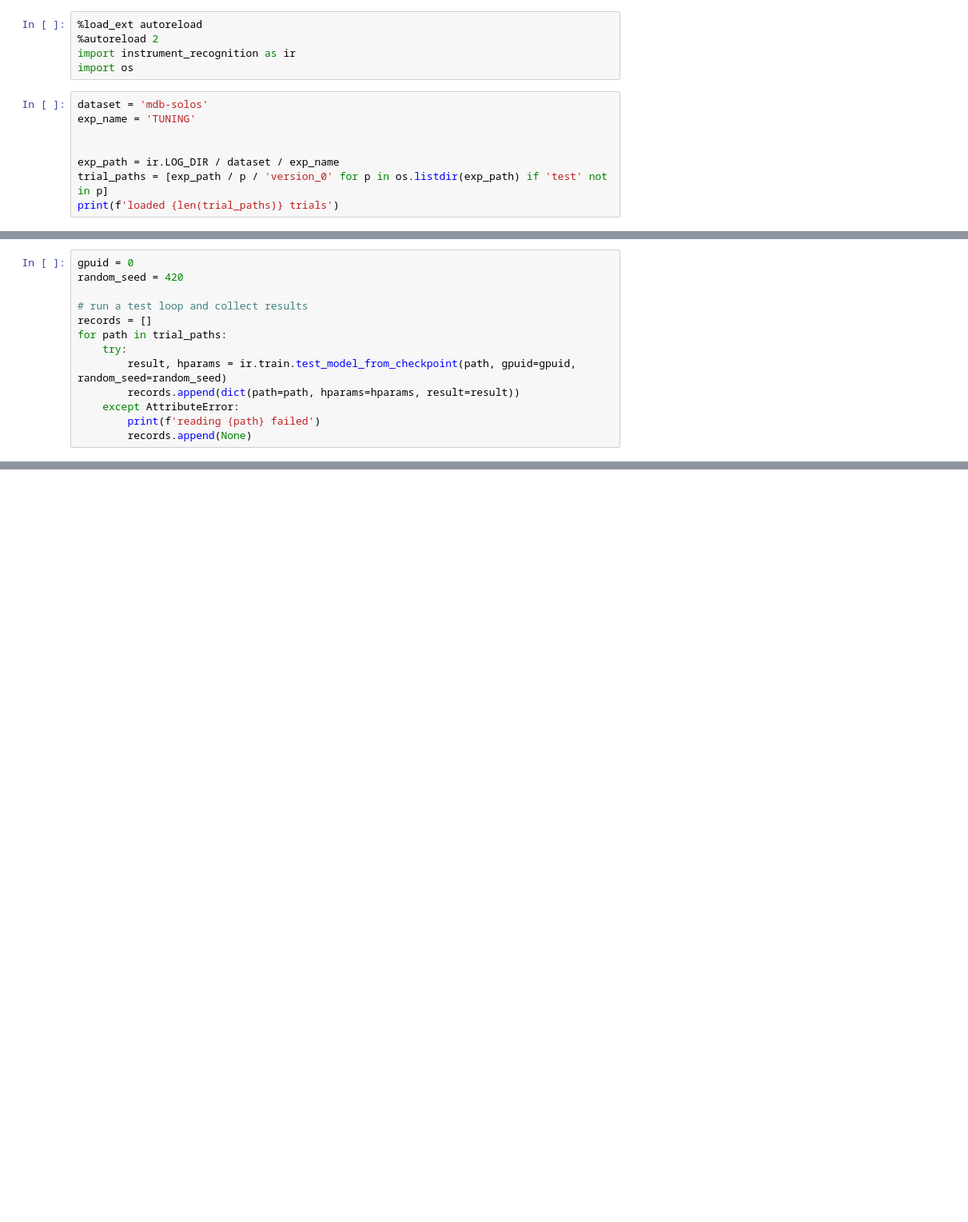
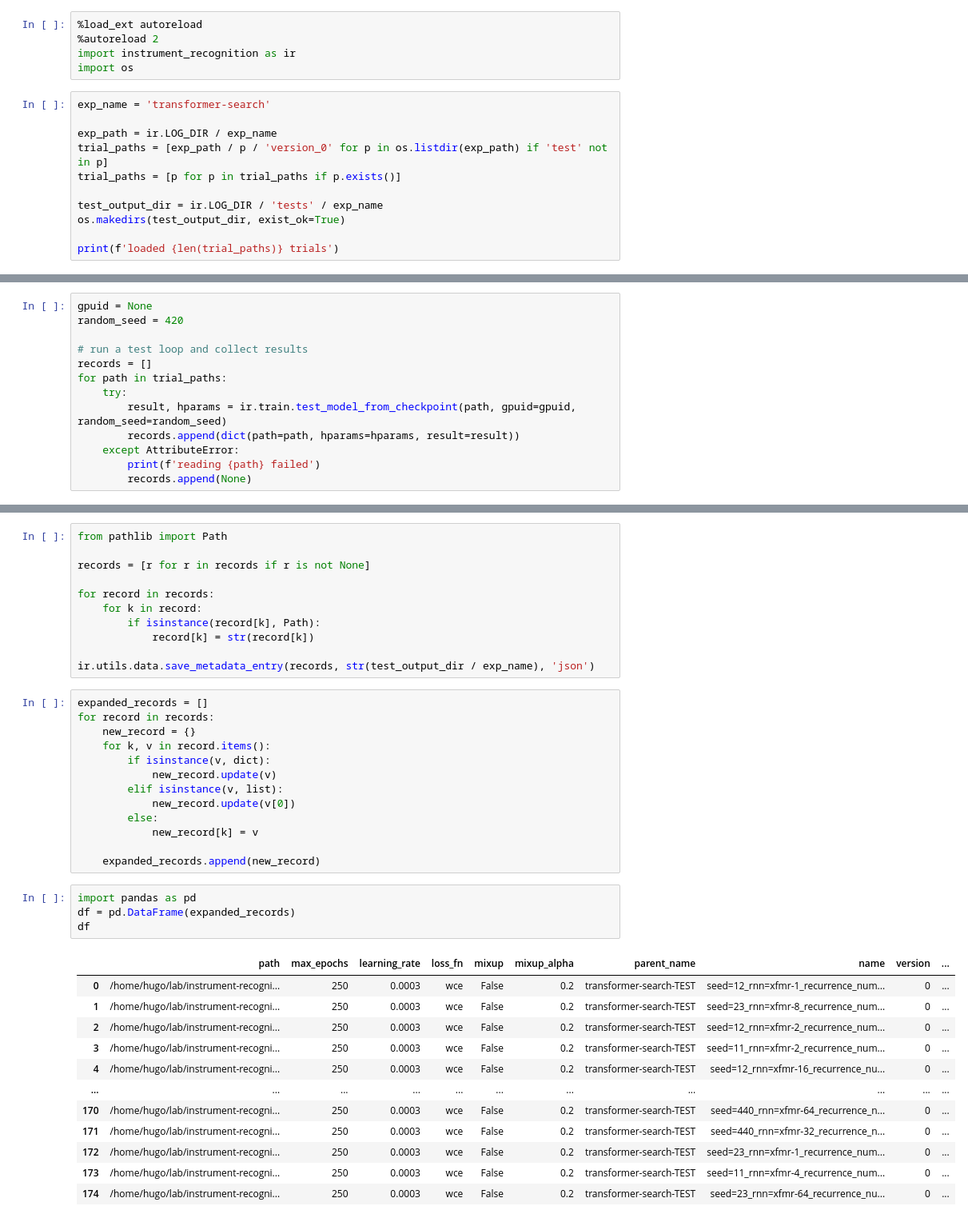
Before and after one commit to hugofloresgarcia/instrument-recognition, a Jupyter notebook: notebooks/01.22.21-analysis.ipynb, the cells around one changed output, grey strips where cells are left out. Shown: that part at 80% size. Cells and saved outputs as stored; diff of their text form; blank space fills up the shorter version.

```diff
--- a/notebooks/01.22.21-analysis.ipynb
+++ b/notebooks/01.22.21-analysis.ipynb
@@ -4,11 +4,14 @@
 import instrument_recognition as ir
 import os
 # %%
-dataset = 'mdb-solos'
-exp_name = 'TUNING'
+exp_name = 'transformer-search'
 
+exp_path = ir.LOG_DIR / exp_name
+trial_paths = [exp_path / p / 'version_0' for p in os.listdir(exp_path) if 'test' not in p]
+trial_paths = [p for p in trial_paths if p.exists()]
 
-exp_path = ir.LOG_DIR / dataset / exp_name
-trial_paths = [exp_path / p / 'version_0' for p in os.listdir(exp_path) if 'test' not in p]
+test_output_dir = ir.LOG_DIR / 'tests' / exp_name
+os.makedirs(test_output_dir, exist_ok=True)
+
 print(f'loaded {len(trial_paths)} trials')
 # %% [output]
@@ -20,5 +23,5 @@ PosixPath('/home/hugo/lab/instrument-recognition/test-tubes/mdb-solos/TUNING/lea
 # %%
-gpuid = 0
+gpuid = None
 random_seed = 420
 
 # run a test loop and collect results
@@ -116,0 +122,41 @@ loading metadata from /home/hugo/lab/instrument-recognition/data/mdb-solos/train
+# %%
+from pathlib import Path
+
+records = [r for r in records if r is not None]
+
+for record in records:
+    for k in record:
+        if isinstance(record[k], Path):
+            record[k] = str(record[k])
+
+ir.utils.data.save_metadata_entry(records, str(test_output_dir / exp_name), 'json')
+# %%
+expanded_records = []
+for record in records:
+    new_record = {}
+    for k, v in record.items():
+        if isinstance(v, dict):
+            new_record.update(v)
+        elif isinstance(v, list):
+            new_record.update(v[0])
+        else:
+            new_record[k] = v
+
+    expanded_records.append(new_record)
+# %%
+import pandas as pd
+df = pd.DataFrame(expanded_records)
+df
+# %% [output]
+|  | path | max_epochs | learning_rate | loss_fn | mixup | mixup_alpha | parent_name | name | version | ... |
+| 0 | /home/hugo/lab/instrument-recogni... | 250 | 0.0003 | wce | False | 0.2 | transformer-search-TEST | seed=12_rnn=xfmr-1_recurrence_num... | 0 | ... |
+| 1 | /home/hugo/lab/instrument-recogni... | 250 | 0.0003 | wce | False | 0.2 | transformer-search-TEST | seed=23_rnn=xfmr-8_recurrence_num... | 0 | ... |
+| 2 | /home/hugo/lab/instrument-recogni... | 250 | 0.0003 | wce | False | 0.2 | transformer-search-TEST | seed=12_rnn=xfmr-2_recurrence_num... | 0 | ... |
+| 3 | /home/hugo/lab/instrument-recogni... | 250 | 0.0003 | wce | False | 0.2 | transformer-search-TEST | seed=11_rnn=xfmr-2_recurrence_num... | 0 | ... |
+| 4 | /home/hugo/lab/instrument-recogni... | 250 | 0.0003 | wce | False | 0.2 | transformer-search-TEST | seed=12_rnn=xfmr-16_recurrence_nu... | 0 | ... |
+| ... | ... | ... | ... | ... | ... | ... | ... | ... | ... | ... |
+| 170 | /home/hugo/lab/instrument-recogni... | 250 | 0.0003 | wce | False | 0.2 | transformer-search-TEST | seed=440_rnn=xfmr-64_recurrence_n... | 0 | ... |
+| 171 | /home/hugo/lab/instrument-recogni... | 250 | 0.0003 | wce | False | 0.2 | transformer-search-TEST | seed=440_rnn=xfmr-32_recurrence_n... | 0 | ... |
+| 172 | /home/hugo/lab/instrument-recogni... | 250 | 0.0003 | wce | False | 0.2 | transformer-search-TEST | seed=23_rnn=xfmr-1_recurrence_num... | 0 | ... |
+| 173 | /home/hugo/lab/instrument-recogni... | 250 | 0.0003 | wce | False | 0.2 | transformer-search-TEST | seed=11_rnn=xfmr-4_recurrence_num... | 0 | ... |
+| 174 | /home/hugo/lab/instrument-recogni... | 250 | 0.0003 | wce | False | 0.2 | transformer-search-TEST | seed=23_rnn=xfmr-64_recurrence_nu... | 0 | ... |
```
Also changed, not shown: parts of 5 cells of this notebook, 12 other files.
